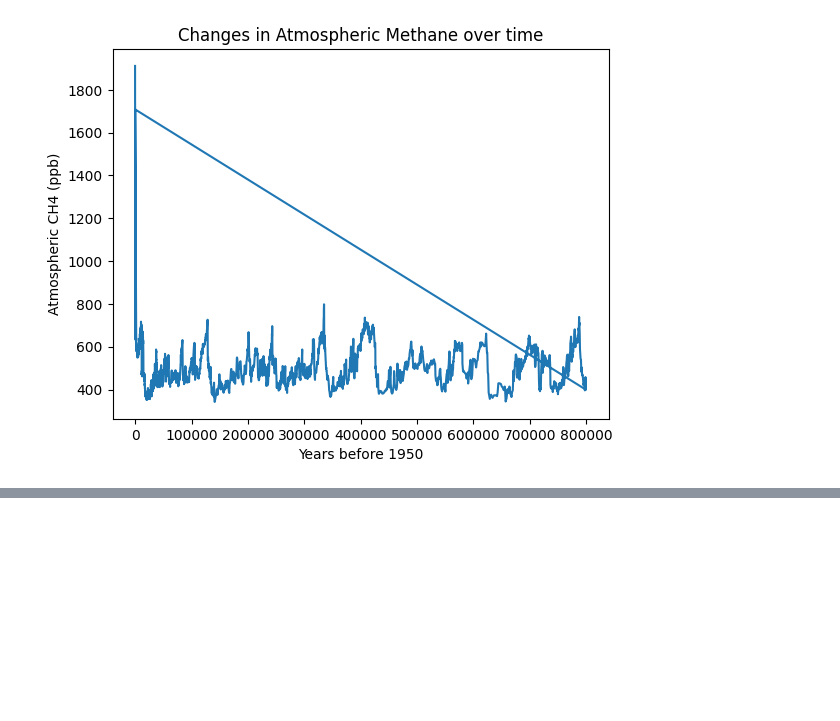
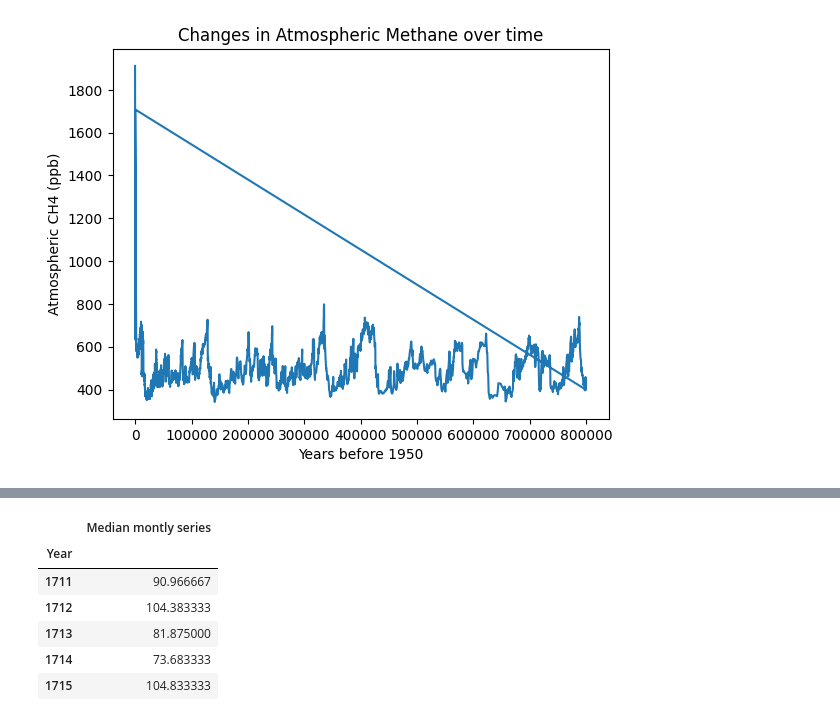
Before and after one commit to tomdbrophy/prog_data_analysis_assessment_2, a Jupyter notebook: project2.ipynb, the cells around one changed output, grey strips where cells are left out. Saved outputs shown, nothing was run; the diff lists cells and outputs as text; code cells hidden in the pictures; blank space fills up the shorter version.

```diff
--- a/project2.ipynb
+++ b/project2.ipynb
@@ -185,0 +199,13 @@ Text(0, 0.5, 'Atmospheric CH4 (ppb)')
+# %%
+rain_ireland = pd.read_csv('data/IOI_1711_SERIES.CSV')
+rain_ireland = rain_ireland.groupby(['Year']).mean()
+rain_ireland = rain_ireland.drop(['Month'], axis = 1)
+rain_ireland.head()
+# %% [output]
+|  | Median montly series |
+| Year |  |
+| 1711 | 90.966667 |
+| 1712 | 104.383333 |
+| 1713 | 81.875000 |
+| 1714 | 73.683333 |
+| 1715 | 104.833333 |
```
Also changed, not shown: parts of 3 cells of this notebook, 2 other files.
